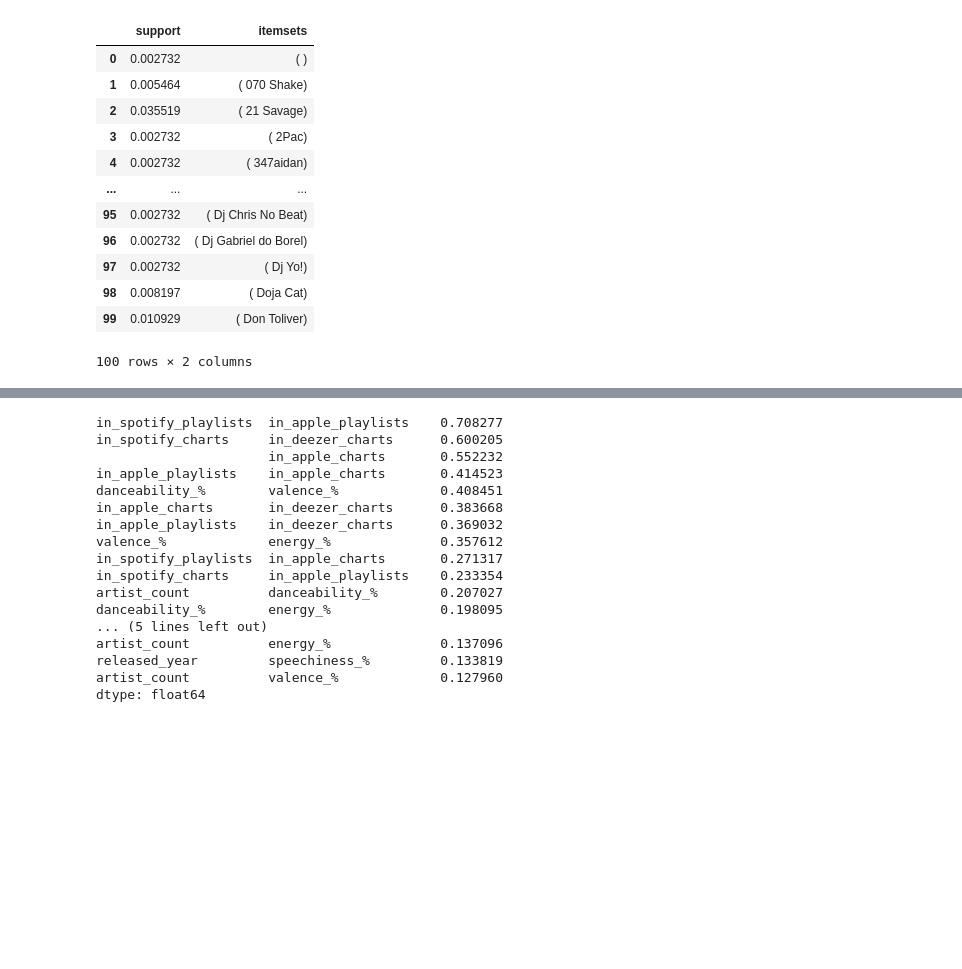
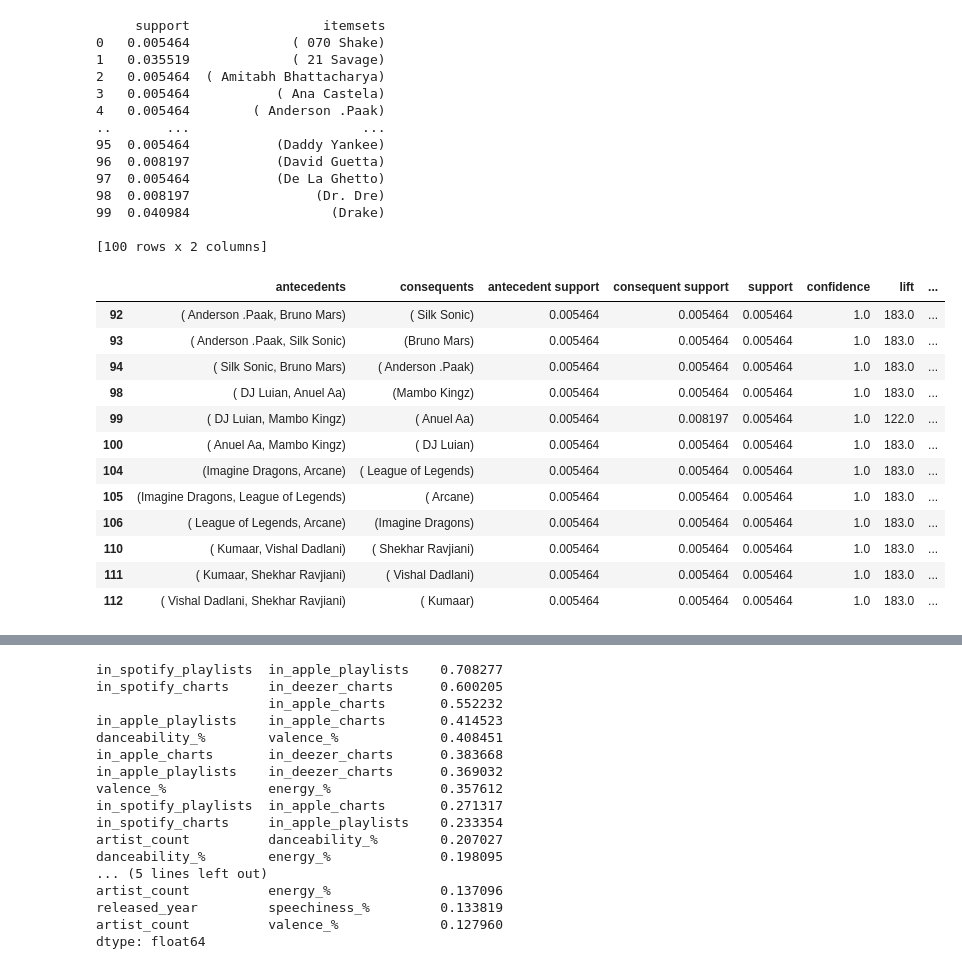
Before and after one commit to Wetooa/bamsquad-data-analysis, a Jupyter notebook: bruh.ipynb, the cells around one changed output, grey strips where cells are left out. Saved outputs shown, nothing was run; the diff lists cells and outputs as text; code cells hidden in the pictures; blank space fills up the shorter version.

```diff
--- a/bruh.ipynb
+++ b/bruh.ipynb
@@ -12,25 +13,50 @@ data = pd.read_csv("spotify-2023.csv")
 #artists = data['artist(s)_name'].transform(lambda x : x.split(','))
 artists = data['artist(s)_name'].apply(lambda x: x.split(','))
 artists = artists[artists.apply(lambda x : len(x) > 1)]
+
 te = TransactionEncoder()
 te_data = te.fit(artists).transform(artists)
+
 encoded_data = pd.DataFrame(te_data, columns=te.columns_)
-frequent_itemsets = apriori(encoded_data, min_support=0.001, use_colnames=True)
-frequent_itemsets.head(100)
+frequent_itemsets = apriori(encoded_data, min_support=0.005, use_colnames=True)
+
+print(frequent_itemsets.head(100))
 # %% [output]
-|  | support | itemsets |
-| 0 | 0.002732 | ( ) |
-| 1 | 0.005464 | ( 070 Shake) |
-| 2 | 0.035519 | ( 21 Savage) |
-| 3 | 0.002732 | ( 2Pac) |
-| 4 | 0.002732 | ( 347aidan) |
-| ... | ... | ... |
-| 95 | 0.002732 | ( Dj Chris No Beat) |
-| 96 | 0.002732 | ( Dj Gabriel do Borel) |
-| 97 | 0.002732 | ( Dj Yo!) |
-| 98 | 0.008197 | ( Doja Cat) |
-| 99 | 0.010929 | ( Don Toliver) |
-100 rows × 2 columns
+     support                 itemsets
+0   0.005464             ( 070 Shake)
+1   0.035519             ( 21 Savage)
+2   0.005464  ( Amitabh Bhattacharya)
+3   0.005464           ( Ana Castela)
+4   0.005464        ( Anderson .Paak)
+..       ...                      ...
+95  0.005464           (Daddy Yankee)
+96  0.008197           (David Guetta)
+97  0.005464           (De La Ghetto)
+98  0.008197                (Dr. Dre)
+99  0.040984                  (Drake)
+
+[100 rows x 2 columns]
+# %%
+rules = association_rules(df=frequent_itemsets, metric="confidence", min_threshold=0.1, num_itemsets=1)
+
+filtered_rules = rules[(rules['antecedents'].map(len) > 1) &
+                       (rules['consequents'].map(len) == 1)]
+
+filtered_rules.head(100)
+# %% [output]
+|  | antecedents | consequents | antecedent support | consequent support | support | confidence | lift | ... |
+| 92 | ( Anderson .Paak, Bruno Mars) | ( Silk Sonic) | 0.005464 | 0.005464 | 0.005464 | 1.0 | 183.0 | ... |
+| 93 | ( Anderson .Paak, Silk Sonic) | (Bruno Mars) | 0.005464 | 0.005464 | 0.005464 | 1.0 | 183.0 | ... |
+| 94 | ( Silk Sonic, Bruno Mars) | ( Anderson .Paak) | 0.005464 | 0.005464 | 0.005464 | 1.0 | 183.0 | ... |
+| 98 | ( DJ Luian, Anuel Aa) | (Mambo Kingz) | 0.005464 | 0.005464 | 0.005464 | 1.0 | 183.0 | ... |
+| 99 | ( DJ Luian, Mambo Kingz) | ( Anuel Aa) | 0.005464 | 0.008197 | 0.005464 | 1.0 | 122.0 | ... |
+| 100 | ( Anuel Aa, Mambo Kingz) | ( DJ Luian) | 0.005464 | 0.005464 | 0.005464 | 1.0 | 183.0 | ... |
+| 104 | (Imagine Dragons, Arcane) | ( League of Legends) | 0.005464 | 0.005464 | 0.005464 | 1.0 | 183.0 | ... |
+| 105 | (Imagine Dragons, League of Legends) | ( Arcane) | 0.005464 | 0.005464 | 0.005464 | 1.0 | 183.0 | ... |
+| 106 | ( League of Legends, Arcane) | (Imagine Dragons) | 0.005464 | 0.005464 | 0.005464 | 1.0 | 183.0 | ... |
+| 110 | ( Kumaar, Vishal Dadlani) | ( Shekhar Ravjiani) | 0.005464 | 0.005464 | 0.005464 | 1.0 | 183.0 | ... |
+| 111 | ( Kumaar, Shekhar Ravjiani) | ( Vishal Dadlani) | 0.005464 | 0.005464 | 0.005464 | 1.0 | 183.0 | ... |
+| 112 | ( Vishal Dadlani, Shekhar Ravjiani) | ( Kumaar) | 0.005464 | 0.005464 | 0.005464 | 1.0 | 183.0 | ... |
 # %%
 # Correlation Matrix ( Numeric Only )
 corr_matrix = data.corr(numeric_only=True)
```
Also changed, not shown: parts of 2 cells of this notebook, 2 other files.
